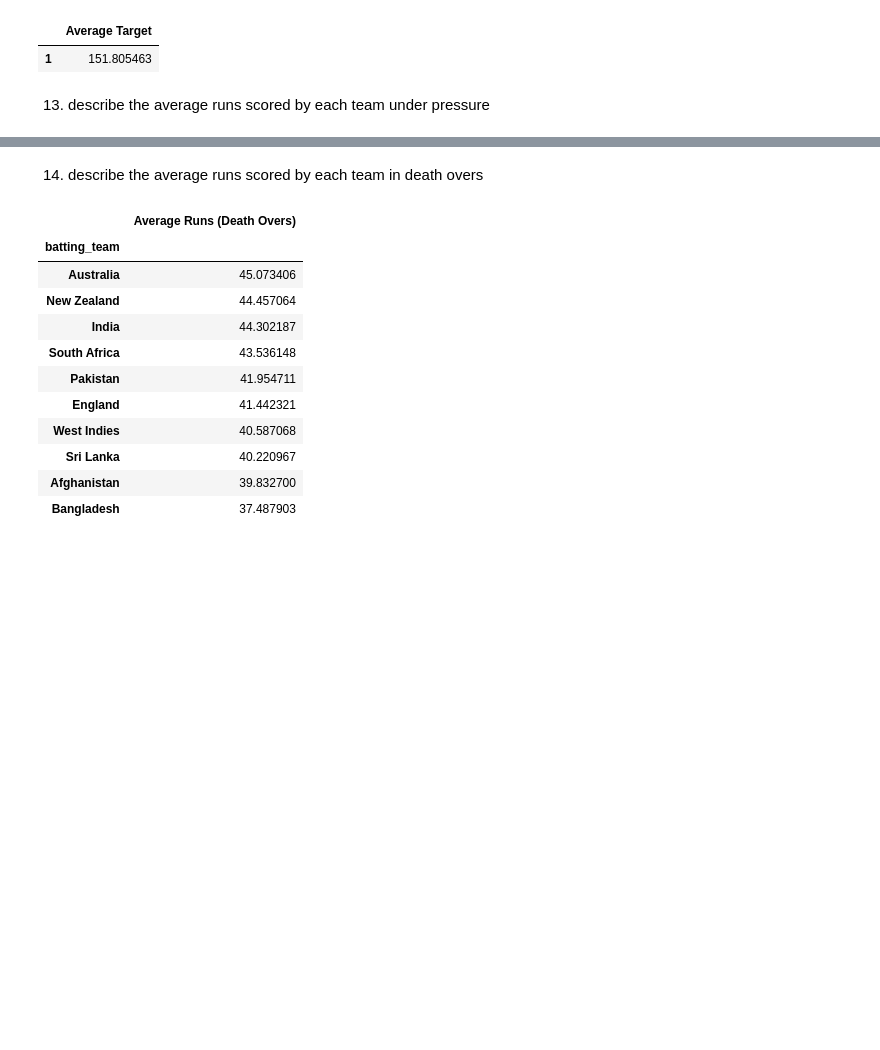
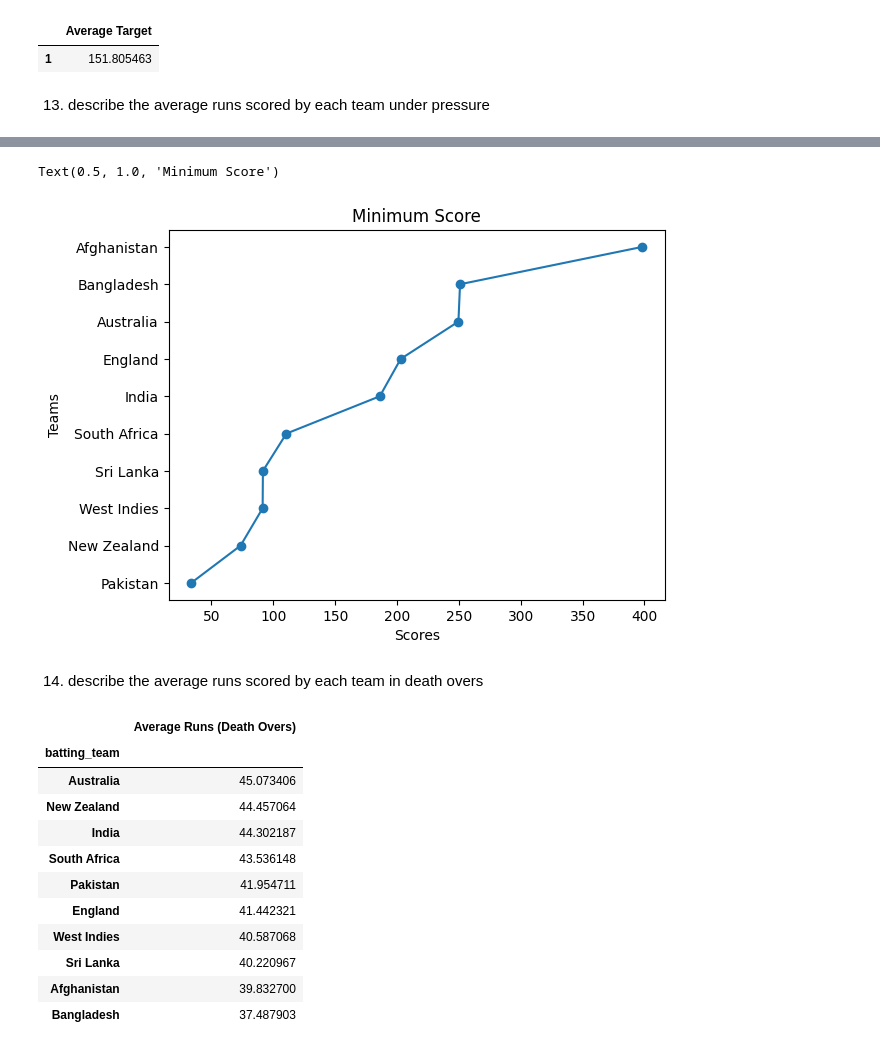
Before and after one commit to akbaranwer1234/Machine-Learning-Complete-Course, a Jupyter notebook: miniProject.ipynb, the cells around one changed output, grey strips where cells are left out. Saved outputs shown, nothing was run; the diff lists cells and outputs as text; code cells hidden in the pictures; blank space fills up the shorter version.

Commit message:
mini project remaining graphs

```diff
--- a/miniProject.ipynb
+++ b/miniProject.ipynb
@@ -570,3 +572,11 @@ filteredData.rename(columns={0: 'Average Runs'})
+# %%
+plt.plot(filteredData['Average Runs'], filteredData['batting_team'], marker='o', linestyle='-')
+plt.xlabel('Scores')
+plt.ylabel('Teams')
+plt.title('Minimum Score')
+# %% [output]
+Text(0.5, 1.0, 'Minimum Score')
+[figure, added]
 # %% [markdown]
 14)  describe the average runs scored by each team in death overs
 # %%
```
Also changed, not shown: parts of 2 cells of this notebook, 1 other file.
